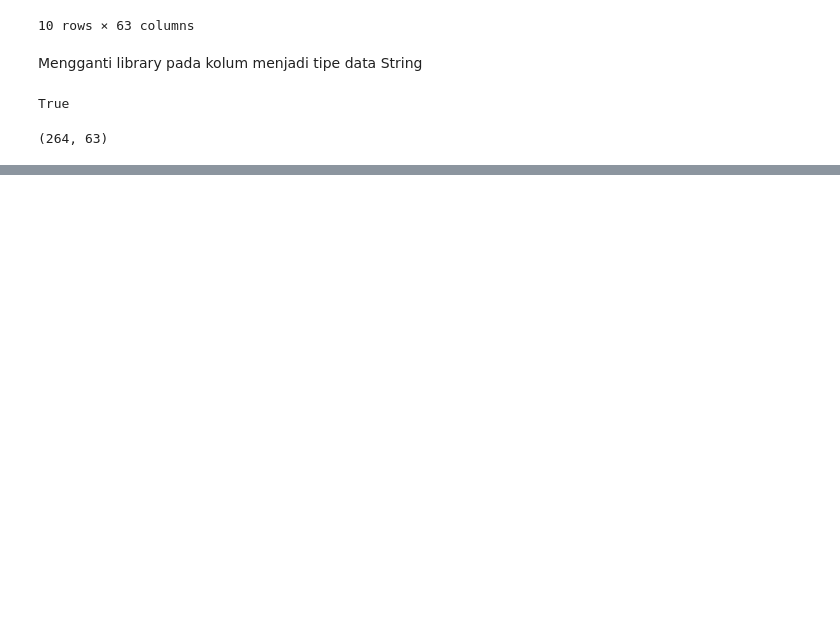
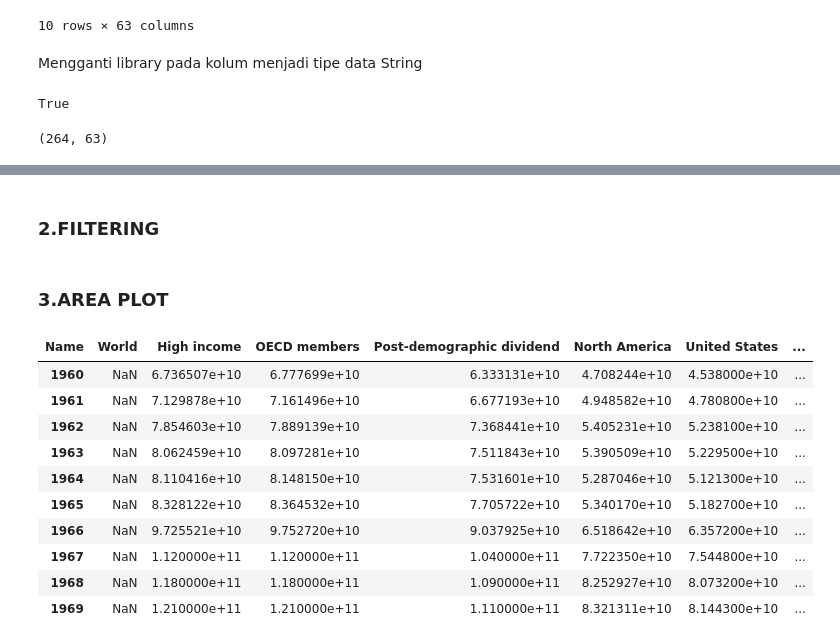
Before and after one commit to AbdulHafidh-AI/Praktikum-Visualisasi-Data, a Jupyter notebook: 2008107010056_AbdulHafidh_Tugas2.ipynb, the cells around one changed output, grey strips where cells are left out. Cells and saved outputs as stored; diff of their text form; code cells hidden in the pictures; blank space fills up the shorter version.

```diff
--- a/2008107010056_AbdulHafidh_Tugas2.ipynb
+++ b/2008107010056_AbdulHafidh_Tugas2.ipynb
@@ -150,0 +214,25 @@ sample.describe()
+# %% [markdown]
+### 2.FILTERING
+# %% [markdown]
+### 3.AREA PLOT
+# %%
+sample.sort_values(['Total'], ascending=False, axis=0, inplace=True)
+
+sampleTop10 = sample.head(10)
+
+#Transpose dataframe
+sampleTop10 = sampleTop10[years].transpose()
+
+sampleTop10.head(10)
+# %% [output]
+| Name | World | High income | OECD members | Post-demographic dividend | North America | United States | ... |
+| 1960 | NaN | 6.736507e+10 | 6.777699e+10 | 6.333131e+10 | 4.708244e+10 | 4.538000e+10 | ... |
+| 1961 | NaN | 7.129878e+10 | 7.161496e+10 | 6.677193e+10 | 4.948582e+10 | 4.780800e+10 | ... |
+| 1962 | NaN | 7.854603e+10 | 7.889139e+10 | 7.368441e+10 | 5.405231e+10 | 5.238100e+10 | ... |
+| 1963 | NaN | 8.062459e+10 | 8.097281e+10 | 7.511843e+10 | 5.390509e+10 | 5.229500e+10 | ... |
+| 1964 | NaN | 8.110416e+10 | 8.148150e+10 | 7.531601e+10 | 5.287046e+10 | 5.121300e+10 | ... |
+| 1965 | NaN | 8.328122e+10 | 8.364532e+10 | 7.705722e+10 | 5.340170e+10 | 5.182700e+10 | ... |
+| 1966 | NaN | 9.725521e+10 | 9.752720e+10 | 9.037925e+10 | 6.518642e+10 | 6.357200e+10 | ... |
+| 1967 | NaN | 1.120000e+11 | 1.120000e+11 | 1.040000e+11 | 7.722350e+10 | 7.544800e+10 | ... |
+| 1968 | NaN | 1.180000e+11 | 1.180000e+11 | 1.090000e+11 | 8.252927e+10 | 8.073200e+10 | ... |
+| 1969 | NaN | 1.210000e+11 | 1.210000e+11 | 1.110000e+11 | 8.321311e+10 | 8.144300e+10 | ... |
```
Also changed, not shown: parts of 12 cells of this notebook.
